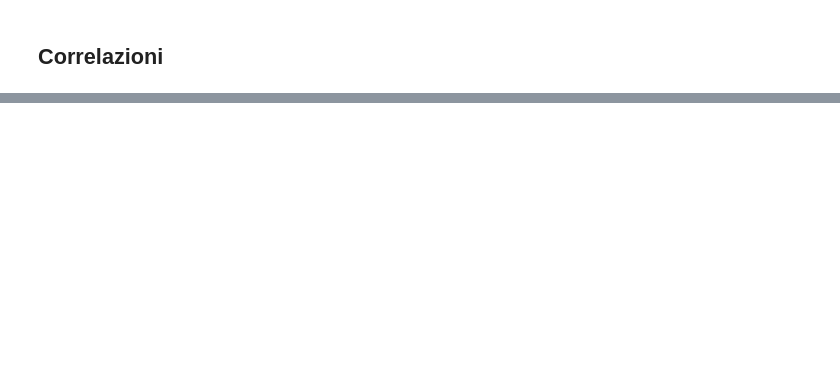
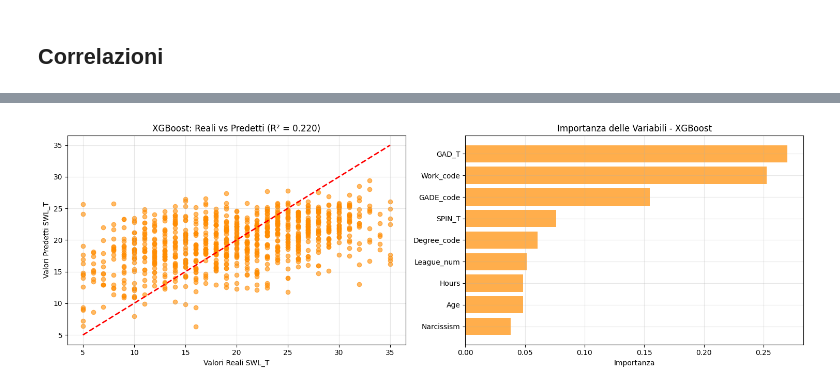
Before and after one commit to leonardogrimaldi/Progetto_Data_Intensive_24-25, a Jupyter notebook: main.ipynb, the cells around one changed output, grey strips where cells are left out. Drawn from its saved outputs; the diff is of its cells as text; code cells hidden in the pictures; blank space fills up the shorter version.

```diff
--- a/main.ipynb
+++ b/main.ipynb
@@ -303,0 +496,20 @@ sns.heatmap(corr_matrix, annot=True, cmap='coolwarm', fmt=".2f")
+# %%
+xgb_model = XGBRegressor(n_estimators=100, learning_rate=0.1, max_depth=5, random_state=42, objective='reg:squarederror')
+xgb_model.fit(X_train, y_train)
+
+# Predizioni
+y_pred_xgb_val = xgb_model.predict(X_val)
+
+# Metriche per XGBoost
+print("\n=== XGBOOST ===")
+print(f"R² Validation: {r2_score(y_val, y_pred_xgb_val):.4f}")
+print(f"RMSE Validation: {np.sqrt(mean_squared_error(y_val, y_pred_xgb_val)):.4f}")
+print(f"MAE Validation: {mean_absolute_error(y_val, y_pred_xgb_val):.4f}")
+
+# Feature importance
+print("\nImportanza delle variabili (XGBoost):")
+importance_xgb_df = pd.DataFrame({
+    'Feature': available_predictors,
+    'Importance': xgb_model.feature_importances_
+}).sort_values('Importance', ascending=False)
+print(importance_xgb_df)
@@ -303,0 +576,24 @@ sns.heatmap(corr_matrix, annot=True, cmap='coolwarm', fmt=".2f")
+# %%
+# Grafici XGBoost: Valori reali vs predetti e Importanza variabili
+fig, axes = plt.subplots(1, 2, figsize=(15, 5))
+
+# 1) Valori predetti vs reali - XGBoost
+axes[0].scatter(y_val, y_pred_xgb_val, alpha=0.6, color='darkorange')
+axes[0].plot([y_val.min(), y_val.max()], [y_val.min(), y_val.max()], 'r--', lw=2)
+axes[0].set_xlabel('Valori Reali SWL_T')
+axes[0].set_ylabel('Valori Predetti SWL_T')
+axes[0].set_title(f'XGBoost: Reali vs Predetti (R² = {r2_score(y_val, y_pred_xgb_val):.3f})')
+axes[0].grid(True, alpha=0.3)
+
+# 2) Importanza delle variabili - XGBoost
+importance_xgb_plot = importance_xgb_df
+axes[1].barh(importance_xgb_plot['Feature'], importance_xgb_plot['Importance'], color='darkorange', alpha=0.7)
+axes[1].invert_yaxis()  # feature più importanti in alto
+axes[1].set_xlabel('Importanza')
+axes[1].set_title('Importanza delle Variabili - XGBoost')
+axes[1].grid(True, alpha=0.3)
+
+plt.tight_layout()
+plt.show()
+# %% [output]
+[figure, added]
```
Also changed, not shown: parts of 21 cells of this notebook.
